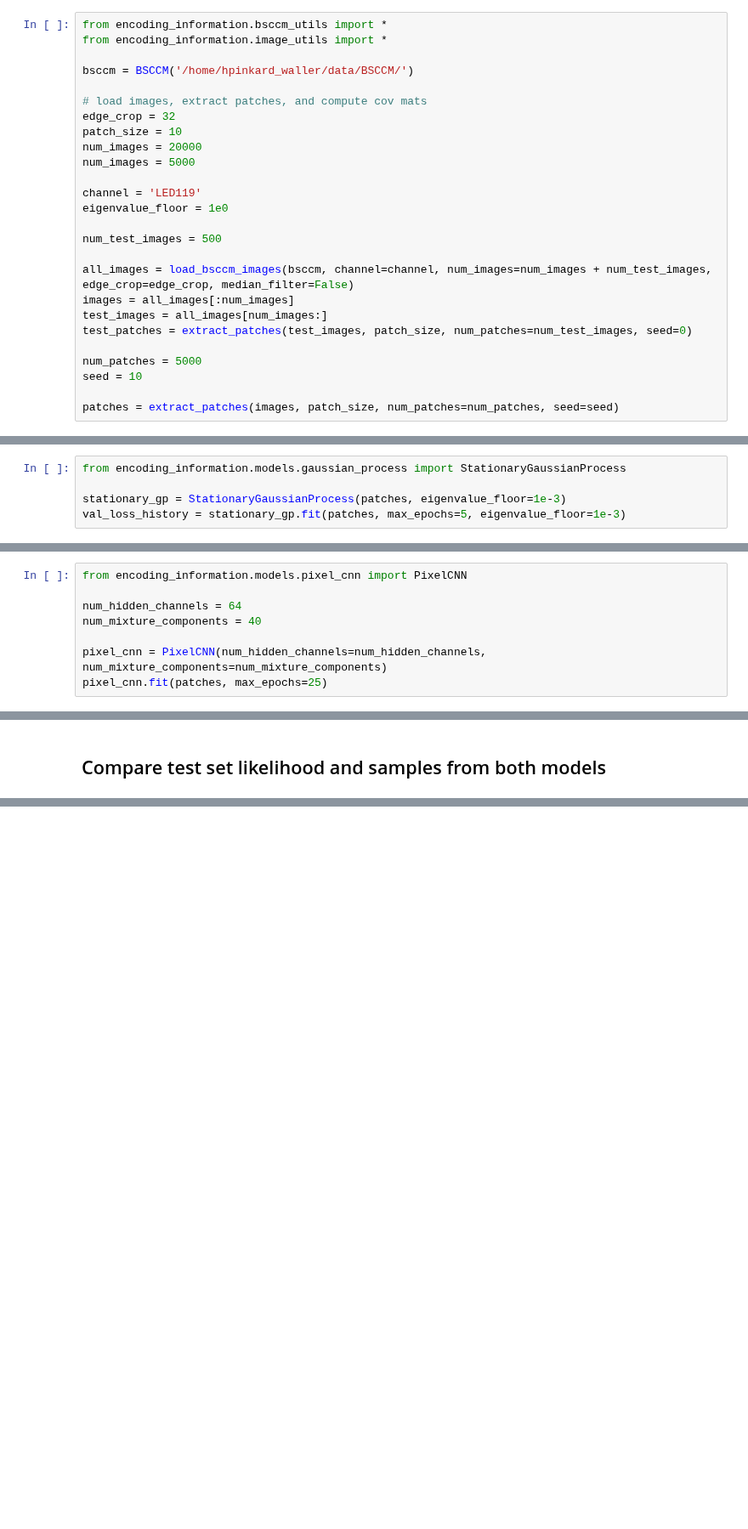
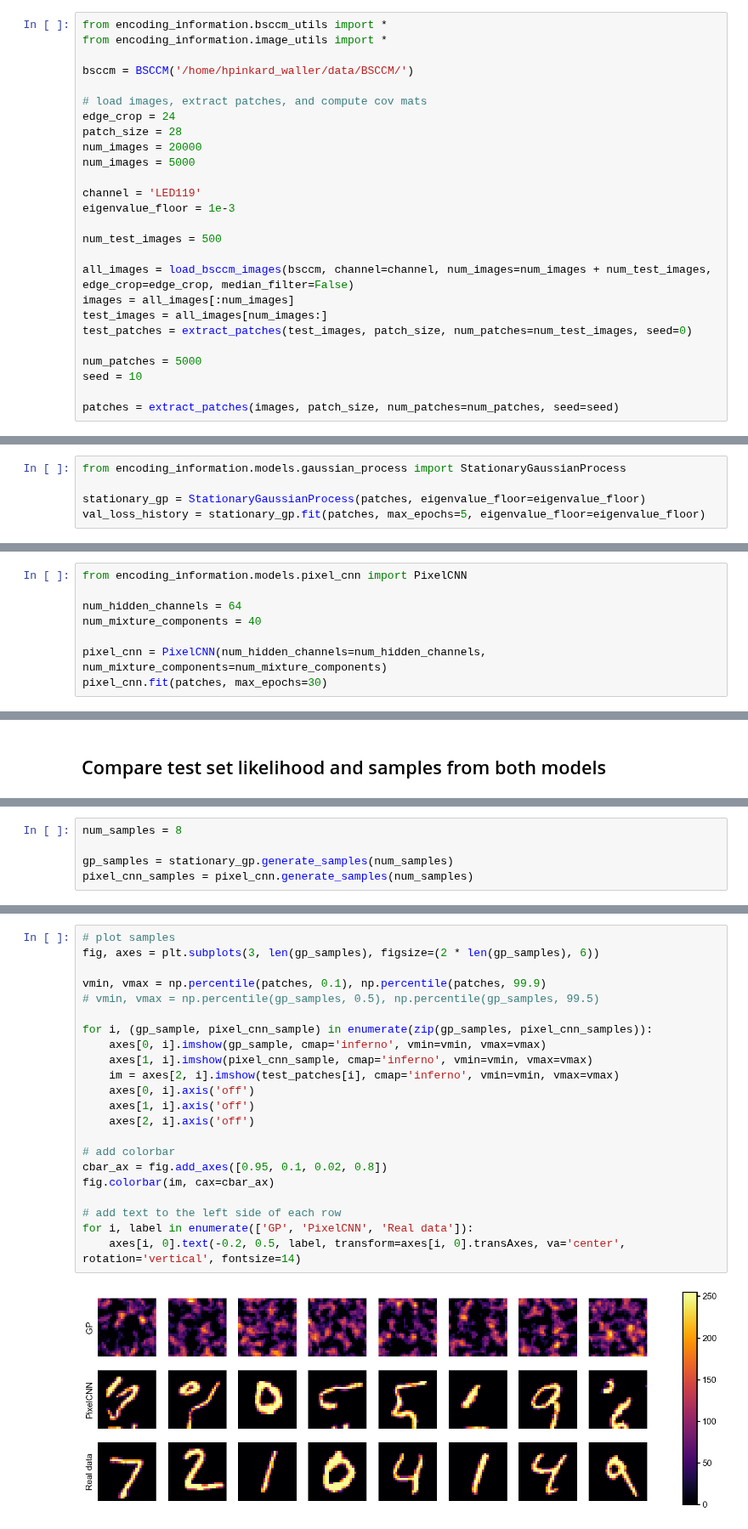
Before and after one commit to Waller-Lab/EncodingInformation, a Jupyter notebook: model_fitting_tests/compare_gaussian_and_pixelcnn.ipynb, the cells around one changed output, grey strips where cells are left out. Shown at 85% size. Drawn from its saved outputs; the diff is of its cells as text; blank space fills up the shorter version.

```diff
--- a/model_fitting_tests/compare_gaussian_and_pixelcnn.ipynb
+++ b/model_fitting_tests/compare_gaussian_and_pixelcnn.ipynb
@@ -43,13 +34,13 @@ from encoding_information.image_utils import *
 bsccm = BSCCM('/home/hpinkard_waller/data/BSCCM/')
 
 # load images, extract patches, and compute cov mats
-edge_crop = 32
-patch_size = 10
+edge_crop = 24
+patch_size = 28
 num_images = 20000
 num_images = 5000
 
 channel = 'LED119'
-eigenvalue_floor = 1e0
+eigenvalue_floor = 1e-3
 
 num_test_images = 500
 
@@ -68,6 +59,6 @@ Opened BSCCM
 # %%
 from encoding_information.models.gaussian_process import StationaryGaussianProcess
 
-stationary_gp = StationaryGaussianProcess(patches, eigenvalue_floor=1e-3)
-val_loss_history = stationary_gp.fit(patches, max_epochs=5, eigenvalue_floor=1e-3)
+stationary_gp = StationaryGaussianProcess(patches, eigenvalue_floor=eigenvalue_floor)
+val_loss_history = stationary_gp.fit(patches, max_epochs=5, eigenvalue_floor=eigenvalue_floor)
 # %% [output]
@@ -84,5 +75,5 @@ num_hidden_channels = 64
 num_mixture_components = 40
 
 pixel_cnn = PixelCNN(num_hidden_channels=num_hidden_channels, num_mixture_components=num_mixture_components)
-pixel_cnn.fit(patches, max_epochs=25)
+pixel_cnn.fit(patches, max_epochs=30)
 # %% [output]
@@ -123,0 +94,5 @@ pixel_cnn.compute_negative_log_likelihood(train_patches)
+# %%
+num_samples = 8
+
+gp_samples = stationary_gp.generate_samples(num_samples)
+pixel_cnn_samples = pixel_cnn.generate_samples(num_samples)
@@ -123,0 +102,24 @@ pixel_cnn.compute_negative_log_likelihood(train_patches)
+# %%
+# plot samples
+fig, axes = plt.subplots(3, len(gp_samples), figsize=(2 * len(gp_samples), 6))
+
+vmin, vmax = np.percentile(patches, 0.1), np.percentile(patches, 99.9)
+# vmin, vmax = np.percentile(gp_samples, 0.5), np.percentile(gp_samples, 99.5)
+
+for i, (gp_sample, pixel_cnn_sample) in enumerate(zip(gp_samples, pixel_cnn_samples)):
+    axes[0, i].imshow(gp_sample, cmap='inferno', vmin=vmin, vmax=vmax)
+    axes[1, i].imshow(pixel_cnn_sample, cmap='inferno', vmin=vmin, vmax=vmax)
+    im = axes[2, i].imshow(test_patches[i], cmap='inferno', vmin=vmin, vmax=vmax)
+    axes[0, i].axis('off')
+    axes[1, i].axis('off')
+    axes[2, i].axis('off')
+
+# add colorbar
+cbar_ax = fig.add_axes([0.95, 0.1, 0.02, 0.8])
+fig.colorbar(im, cax=cbar_ax)
+
+# add text to the left side of each row
+for i, label in enumerate(['GP', 'PixelCNN', 'Real data']):
+    axes[i, 0].text(-0.2, 0.5, label, transform=axes[i, 0].transAxes, va='center', rotation='vertical', fontsize=14)
+# %% [output]
+[figure, added]
```
Also changed, not shown: parts of 8 cells of this notebook.
